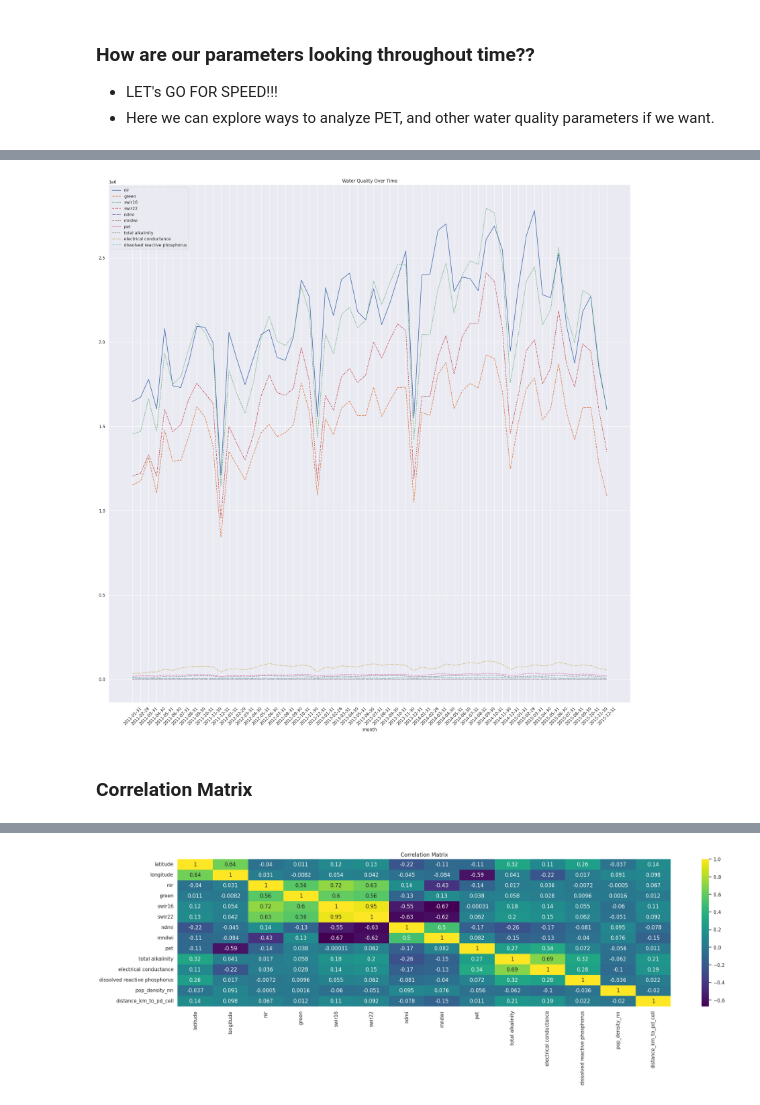
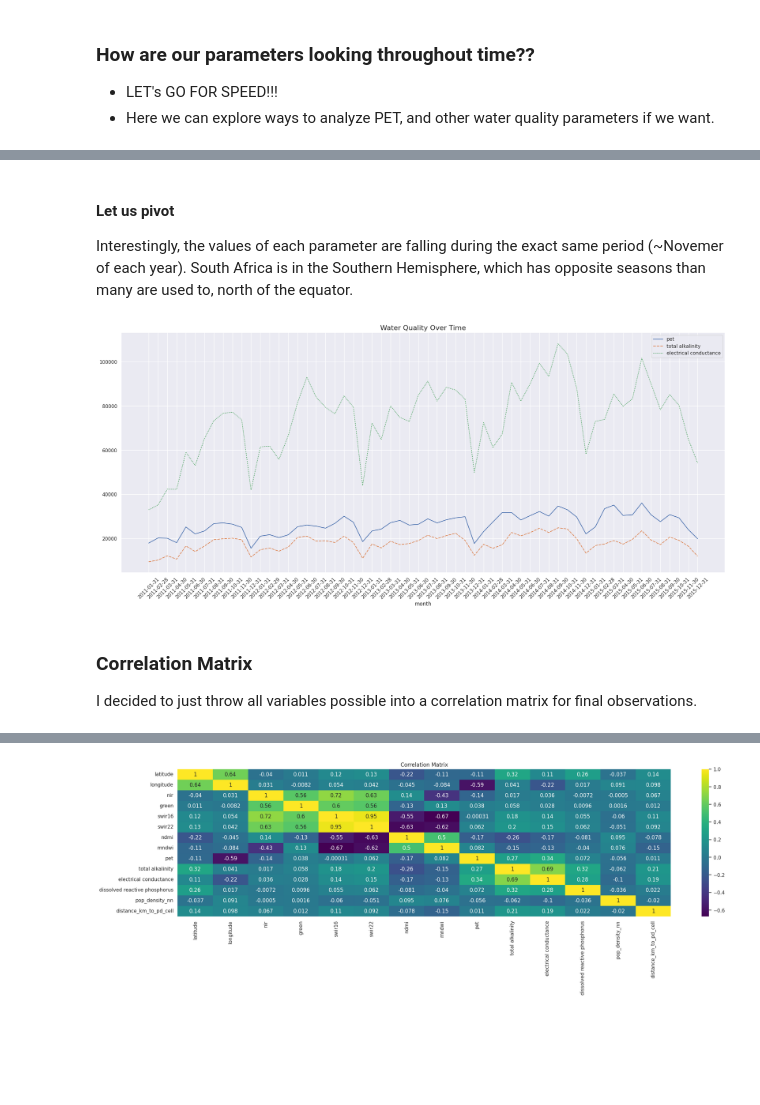
Before and after one commit to kylerod22/siads593-water-sustainability, a Jupyter notebook: 08-rjbest-sungmiki-kylerod-2026winter/src/EDA_RJ.ipynb, the cells around one changed output, grey strips where cells are left out. Drawn from its saved outputs; the diff is of its cells as text; code cells hidden in the pictures; blank space fills up the shorter version.

```diff
--- a/08-rjbest-sungmiki-kylerod-2026winter/src/EDA_RJ.ipynb
+++ b/08-rjbest-sungmiki-kylerod-2026winter/src/EDA_RJ.ipynb
@@ -44,14 +87,16 @@ geopandas : 1.1.2
 # %%
-df = pd.read_pickle('data/good_vs_bad.pkl')
-# df = pd.read_csv('data/wq.csv')
+df = pd.read_pickle('data/ideal_vs_unideal.pkl')
 gdf = gpd.GeoDataFrame(
     df,
     geometry=gpd.points_from_xy(df["longitude"], df["latitude"]),
     crs="EPSG:4326"
 )
+print('Variables we can work with:',list(gdf.columns))
 
-# https://simplemaps.com/gis/country/za --> download shapefile
-# https://simplemaps.com/static/svg/country/za/admin1/za_shp.zip
+# isolate all sample locations with "unideal" water quality into a separate dataframe
+unideal_wq = gdf[gdf['unideal']==1]
+print('There are',len(unideal_wq),'datapoints representing unideal water quality.')
+
 path_to_data = 'data/za_shp'
 provinces = gpd.read_file(path_to_data, layer='za').to_crs("EPSG:4326")
 provinces = provinces.rename(columns={'name':'province'}).sort_values(by='province')
@@ -219,9 +272,11 @@ sns.lineplot(data=gdf, x="total alkalinity", y="electrical conductance");
 - LET's GO FOR SPEED!!!
 - Here we can explore ways to analyze PET, and other water quality parameters if we want.
 # %%
-# Monthly time series vs PET
+# Monthly time series vs PET (make sure to sort values by month)*
+gdf = gdf.sort_values(by='month')
+
 fig, ax = plt.subplots(figsize=(25, 6));
 sns.lineplot(data=gdf, x="month", y="pet")
 plt.xticks(rotation=45)
-plt.title('Monthly PET Trend');
+plt.title('Monthly PET Trend', fontsize=16);
 # %% [output]
@@ -251,12 +299,25 @@ pivot_table = gdf[['nir', 'green','swir16', 'swir22', 'ndmi', 'mndwi', 'pet', 't
+# %% [markdown]
+#### **Let us pivot**
+
+Interestingly, the values of each parameter are falling during the exact same period (~Novemer of each year). South Africa is in the Southern Hemisphere, which has opposite seasons than many are used to, north of the equator.
 # %%
-fig, ax = plt.subplots(figsize=(25, 25));
-sns.lineplot(data=pivot_table)
+pivot_table1 = gdf[['pet', 'total alkalinity', 'electrical conductance', 'month']].groupby('month').sum().astype(int)
+
+pivot_table2 = gdf[['nir', 'green','swir16', 'swir22', 'month']].groupby('month').sum().astype(int)
+
+fig, ax = plt.subplots(figsize=(25, 10))
+sns.lineplot(data=pivot_table1)
 plt.xticks(rotation=45)
-plt.title('Water Quality Over Time');
+plt.title('Water Quality Over Time', fontsize=16);
+
+# dual yaxis plot
+# units add units
 # %% [output]
-[figure, old version]
+[figure, new version]
 # %% [markdown]
-### Correlation Matrix
+### **Correlation Matrix**
+
+I decided to just throw all variables possible into a correlation matrix for final observations.
 # %%
 # Select only numnerical columns
 corr = df.select_dtypes(include=float).corr()
```
Also changed, not shown: parts of 37 cells of this notebook, 1 other file.
